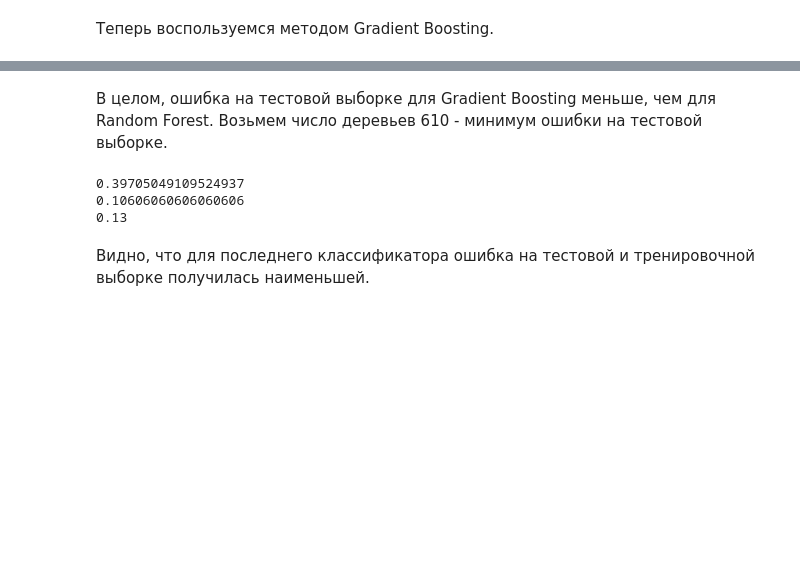
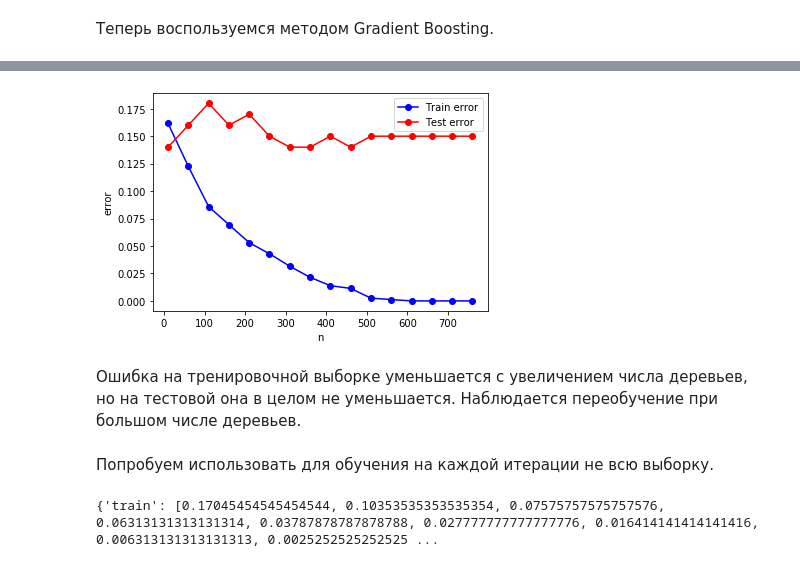
Before and after one commit to PanovaElena/MachineLearning, a Jupyter notebook: task_10.10.19.ipynb, the cells around one changed output, grey strips where cells are left out. Drawn from its saved outputs; the diff is of its cells as text; code cells hidden in the pictures; blank space fills up the shorter version.

Commit message:
fix for grad boost

```diff
--- a/task_10.10.19.ipynb
+++ b/task_10.10.19.ipynb
@@ -601,7 +647,6 @@ plotError(n_trees__, error)
 # %%
 from sklearn.ensemble import GradientBoostingClassifier
 # %%
-gb = GradientBoostingClassifier(n_estimators = 100, subsample = 0.7)
+gb = GradientBoostingClassifier(n_estimators = 100, random_state=42)
 gb.fit(X_train, y_train)
-print(np.sum(gb.oob_improvement_))
 # %% [output]
@@ -623,11 +677,11 @@ print(err_test_gb)
 # %%
-n_trees_ = np.arange(10, 1510, 50)
+n_trees_ = np.arange(10, 810, 50)
 
-def computeErrorGB(n_trees):
+def computeErrorGB(n_trees, subsamples = 1.0):
     error = {'train':[], 'test':[], 'oob':[]}
 
     for n in n_trees:
-        gb = GradientBoostingClassifier(n_estimators = 100, subsample = 0.7)
+        gb = GradientBoostingClassifier(n_estimators = n, subsample=subsamples, random_state=42)
         gb.fit(X_train, y_train)
 
         y_train_predict_gb = gb.predict(X_train)
@@ -635,7 +689,6 @@ def computeErrorGB(n_trees):
 
         error['train'].append(np.mean(y_train != y_train_predict_gb))
         error['test'].append(np.mean(y_test != y_test_predict_gb))
-        error['oob'].append(np.sum(gb.oob_improvement_))
 
     return error
 # %%
@@ -650,20 +699,18 @@ plotError(n_trees_, error)
-# %% [markdown]
-В целом, ошибка на тестовой выборке для Gradient Boosting меньше, чем для Random Forest. Возьмем число деревьев 610 - минимум ошибки на тестовой выборке.
-# %%
-gb = GradientBoostingClassifier(n_estimators = 60, subsample = 0.7)
-gb.fit(X_train, y_train)
-print(np.sum(gb.oob_improvement_))
-
-y_train_predict_gb = gb.predict(X_train)
-err_train_gb = np.mean(y_train != y_train_predict_gb)
-print(err_train_gb)
-
-y_test_predict_gb = gb.predict(X_test)
-err_test_gb = np.mean(y_test != y_test_predict_gb)
-print(err_test_gb)
-# %% [output]
-0.39705049109524937
-0.10606060606060606
-0.13
-# %% [markdown]
-Видно, что для последнего классификатора ошибка на тестовой и тренировочной выборке получилась наименьшей.
+# %%
+plt.plot(n_trees_, error['train'], '-ob', label="Train error")
+plt.plot(n_trees_, error['test'], '-or', label="Test error")
+plt.xlabel('n')
+plt.ylabel('error')
+plt.legend()
+plt.show()
+# %% [output]
+[figure, added]
+# %% [markdown]
+Ошибка на тренировочной выборке уменьшается с увеличением числа деревьев, но на тестовой она в целом не уменьшается. Наблюдается переобучение при большом числе деревьев.
+# %% [markdown]
+Попробуем использовать для обучения на каждой итерации не всю выборку.
+# %%
+error = computeErrorGB(n_trees_, subsamples = 0.7)
+print(error)
+# %% [output]
+{'train': [0.17045454545454544, 0.10353535353535354, 0.07575757575757576, 0.06313131313131314, 0.03787878787878788, 0.027777777777777776, 0.016414141414141416, 0.006313131313131313, 0.0025252525252525 ...
```
Also changed, not shown: parts of 40 cells of this notebook.
